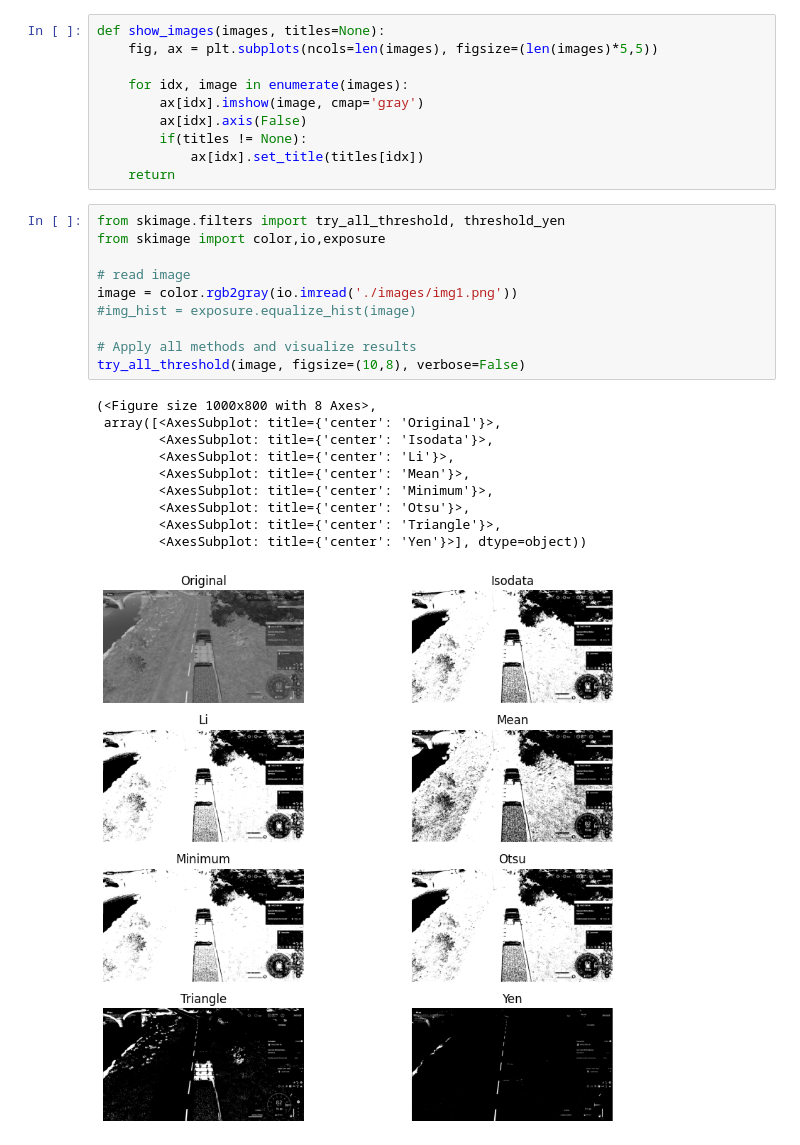
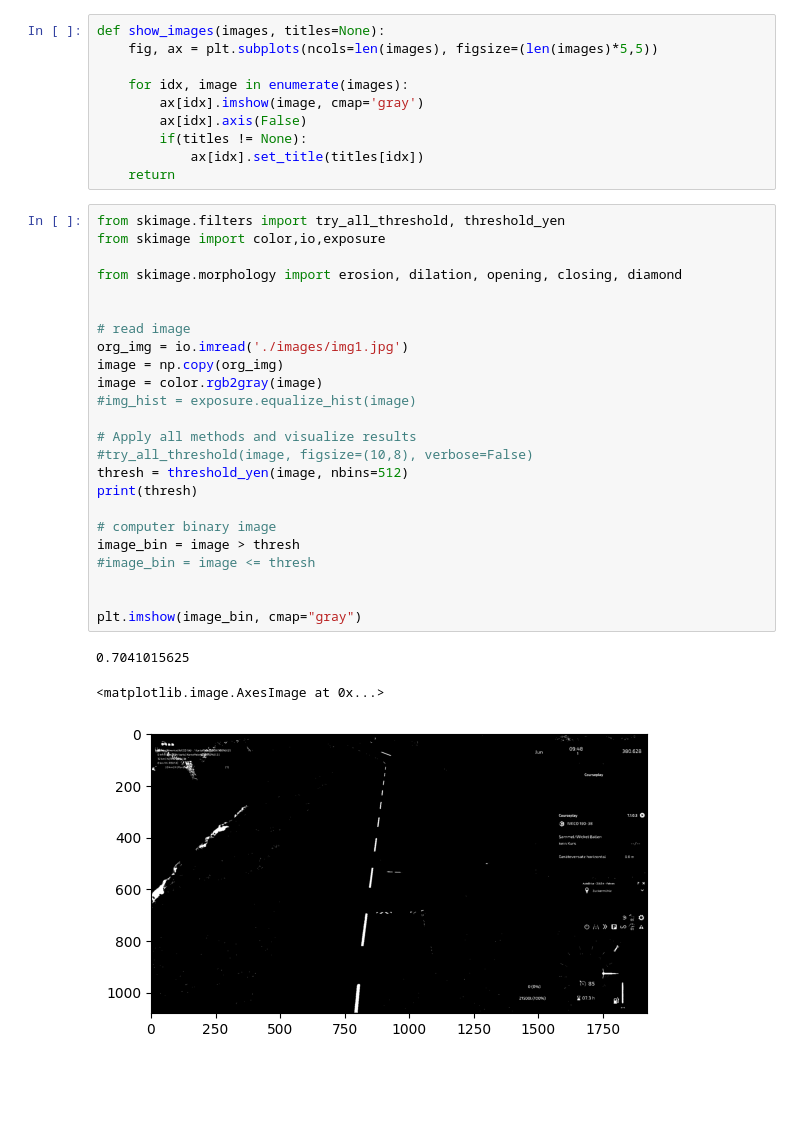
Before and after one commit to mgoetze06/autosteer, a Jupyter notebook: autosteer_notebook.ipynb, the cells around one changed output. Cells and saved outputs as stored; diff of their text form; blank space fills up the shorter version.

Commit message:
filters and cv2 findcontours; afterwards linear regression on contours; detecting middle line on img1.jpg; filter operation needs to be adjusted to work with other images

```diff
--- a/autosteer_notebook.ipynb
+++ b/autosteer_notebook.ipynb
@@ -439,21 +385,28 @@ def show_images(images, titles=None):
 # %%
 from skimage.filters import try_all_threshold, threshold_yen
 from skimage import color,io,exposure
 
+from skimage.morphology import erosion, dilation, opening, closing, diamond
+
+
 # read image
-image = color.rgb2gray(io.imread('./images/img1.png'))
+org_img = io.imread('./images/img1.jpg')
+image = np.copy(org_img)
+image = color.rgb2gray(image)
 #img_hist = exposure.equalize_hist(image)
 
 # Apply all methods and visualize results
-try_all_threshold(image, figsize=(10,8), verbose=False)
+#try_all_threshold(image, figsize=(10,8), verbose=False)
+thresh = threshold_yen(image, nbins=512)
+print(thresh)
+
+# computer binary image
+image_bin = image > thresh
+#image_bin = image <= thresh
+
+
+plt.imshow(image_bin, cmap="gray")
 # %% [output]
-(<Figure size 1000x800 with 8 Axes>,
- array([<AxesSubplot: title={'center': 'Original'}>,
-        <AxesSubplot: title={'center': 'Isodata'}>,
-        <AxesSubplot: title={'center': 'Li'}>,
-        <AxesSubplot: title={'center': 'Mean'}>,
-        <AxesSubplot: title={'center': 'Minimum'}>,
-        <AxesSubplot: title={'center': 'Otsu'}>,
-        <AxesSubplot: title={'center': 'Triangle'}>,
-        <AxesSubplot: title={'center': 'Yen'}>], dtype=object))
+0.7041015625
+<matplotlib.image.AxesImage at 0x...>
-[figure, old version]
+[figure, new version]
```
Also changed, not shown: parts of 14 cells of this notebook, 3 other files.
